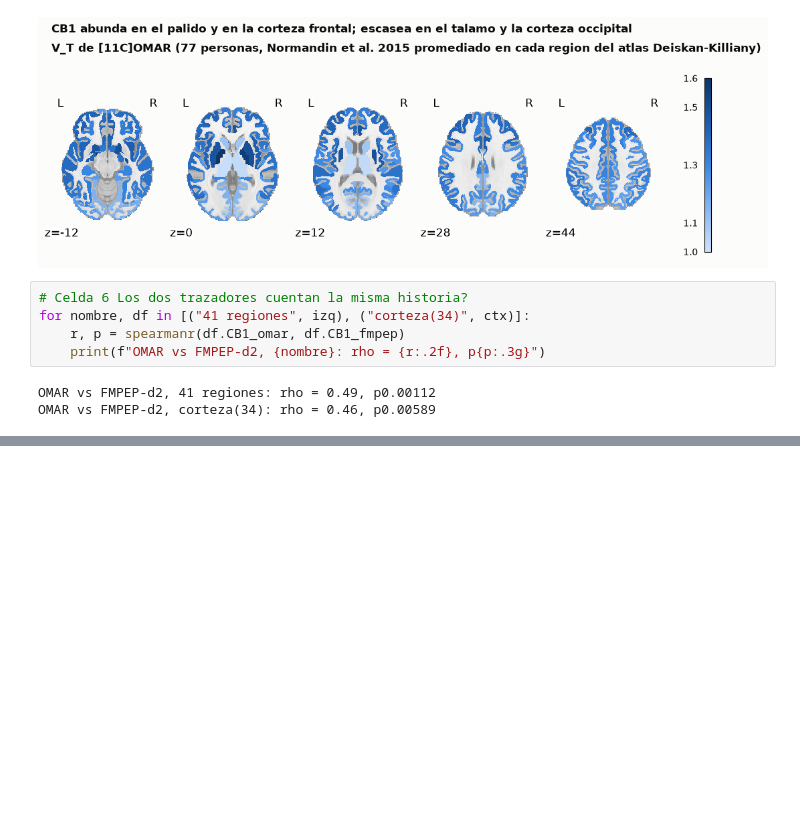
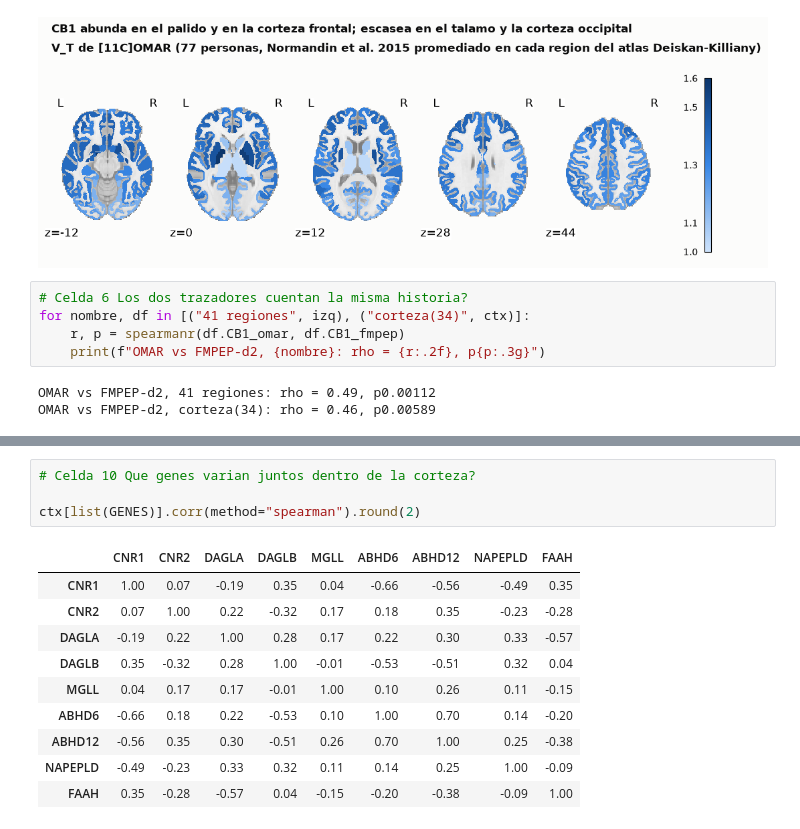
Before and after one commit to alexhdezf18/sistema-endocannabinoide, a Jupyter notebook: notebooks/01_mapa.ipynb, the cells around one changed output, grey strips where cells are left out. Cells and saved outputs as stored; diff of their text form; blank space fills up the shorter version.

```diff
--- a/notebooks/01_mapa.ipynb
+++ b/notebooks/01_mapa.ipynb
@@ -162,0 +211,15 @@ AttributeError: 'int' object has no attribute 'sum'
+# %%
+# Celda 10 Que genes varian juntos dentro de la corteza?
+
+ctx[list(GENES)].corr(method="spearman").round(2)
+# %% [output]
+|  | CNR1 | CNR2 | DAGLA | DAGLB | MGLL | ABHD6 | ABHD12 | NAPEPLD | FAAH |
+| CNR1 | 1.00 | 0.07 | -0.19 | 0.35 | 0.04 | -0.66 | -0.56 | -0.49 | 0.35 |
+| CNR2 | 0.07 | 1.00 | 0.22 | -0.32 | 0.17 | 0.18 | 0.35 | -0.23 | -0.28 |
+| DAGLA | -0.19 | 0.22 | 1.00 | 0.28 | 0.17 | 0.22 | 0.30 | 0.33 | -0.57 |
+| DAGLB | 0.35 | -0.32 | 0.28 | 1.00 | -0.01 | -0.53 | -0.51 | 0.32 | 0.04 |
+| MGLL | 0.04 | 0.17 | 0.17 | -0.01 | 1.00 | 0.10 | 0.26 | 0.11 | -0.15 |
+| ABHD6 | -0.66 | 0.18 | 0.22 | -0.53 | 0.10 | 1.00 | 0.70 | 0.14 | -0.20 |
+| ABHD12 | -0.56 | 0.35 | 0.30 | -0.51 | 0.26 | 0.70 | 1.00 | 0.25 | -0.38 |
+| NAPEPLD | -0.49 | -0.23 | 0.33 | 0.32 | 0.11 | 0.14 | 0.25 | 1.00 | -0.09 |
+| FAAH | 0.35 | -0.28 | -0.57 | 0.04 | -0.15 | -0.20 | -0.38 | -0.09 | 1.00 |
```
Also changed, not shown: parts of 9 cells of this notebook, 3 other files.
